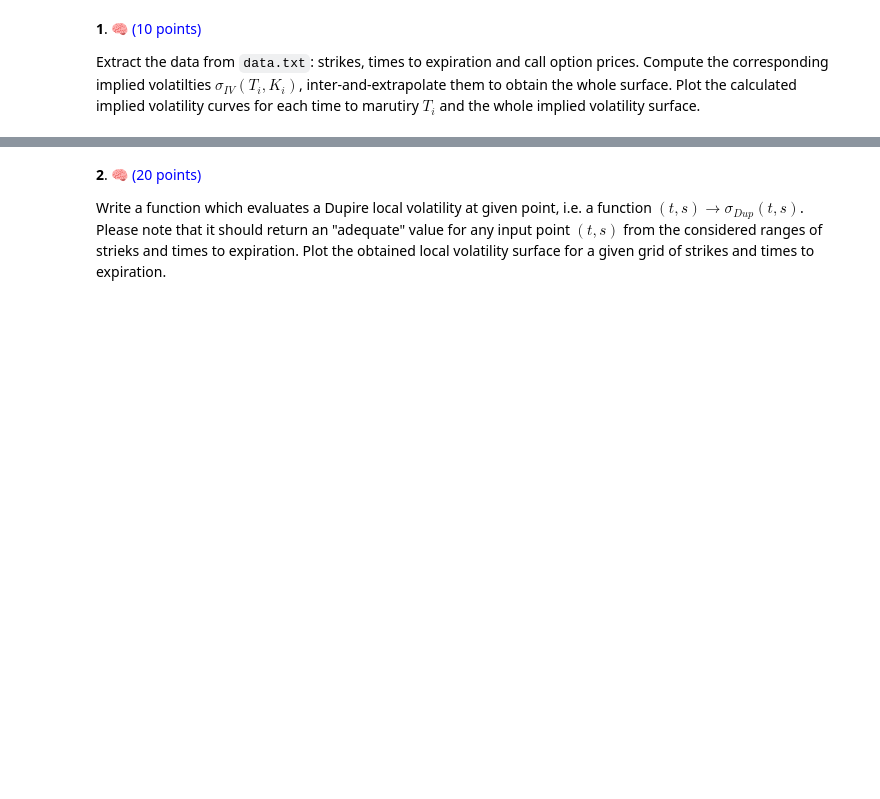
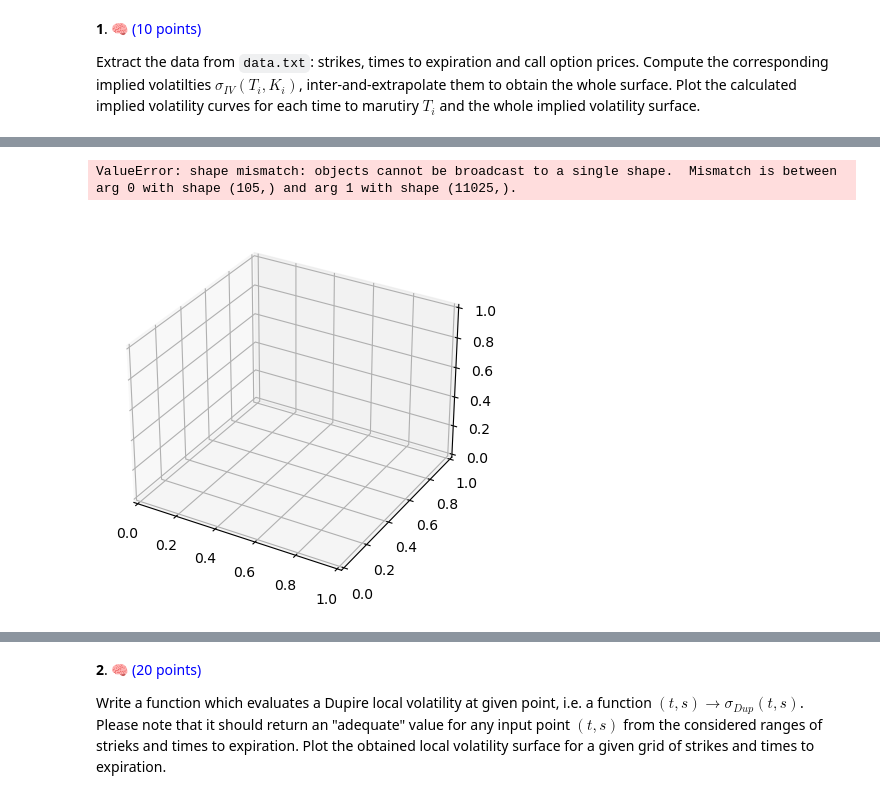
Before and after one commit to VsevolodZaostrovsky/-StochasticVolatilityModels, a Jupyter notebook: Homeworks/Lab 1.ipynb, the cells around one changed output, grey strips where cells are left out. Cells and saved outputs as stored; diff of their text form; code cells hidden in the pictures; blank space fills up the shorter version.

```diff
--- a/Homeworks/Lab 1.ipynb
+++ b/Homeworks/Lab 1.ipynb
@@ -147,3 +150,4 @@ Extract the data from `data.txt`: strikes, times to expiration and call option p
 # %%
 ### YOUR CODE HERE
 ### Use "lets be rational" implementation of implied volatility calculation from https://github.com/vollib/py_vollib
+df = pd.read_csv("data.csv")
@@ -149,0 +177,29 @@ Extract the data from `data.txt`: strikes, times to expiration and call option p
+# %%
+import matplotlib.pyplot as plt
+from mpl_toolkits.mplot3d import Axes3D
+import numpy as np
+
+fig = plt.figure()
+ax = fig.add_subplot(111, projection='3d')  # параметры контейнера для вывода графика
+
+# Подготовка данных
+X = df["expiration"]
+Y = 1 / df["strike"]
+X, Y = np.meshgrid(X, Y)    # расширение векторов X,Y в матрицы
+
+ivs = iv.implied_volatility(
+    df["call_price"],
+    np.exp(r * X) * s,
+    1/Y,
+    r,
+    X,
+    "c",
+    )
+Z = ivs["IV"]
+
+# Построение графика
+ax.plot_surface(X, Y, Z)    # метод для отрисовки графиков с параметрами по умолчанию
+plt.show()
+# %% [output]
+ValueError: shape mismatch: objects cannot be broadcast to a single shape.  Mismatch is between arg 0 with shape (105,) and arg 1 with shape (11025,).
+[figure, added]
```
Also changed, not shown: parts of 9 cells of this notebook.
